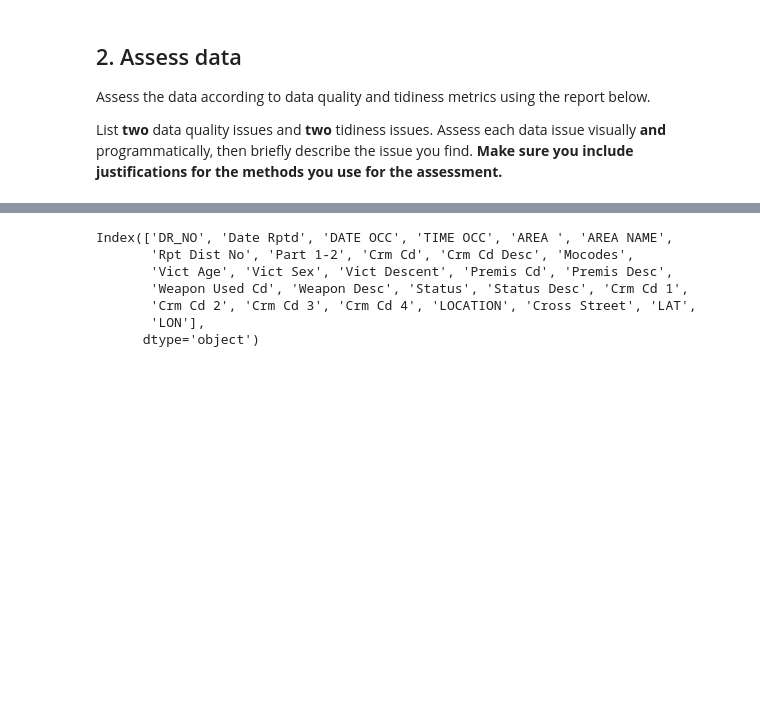
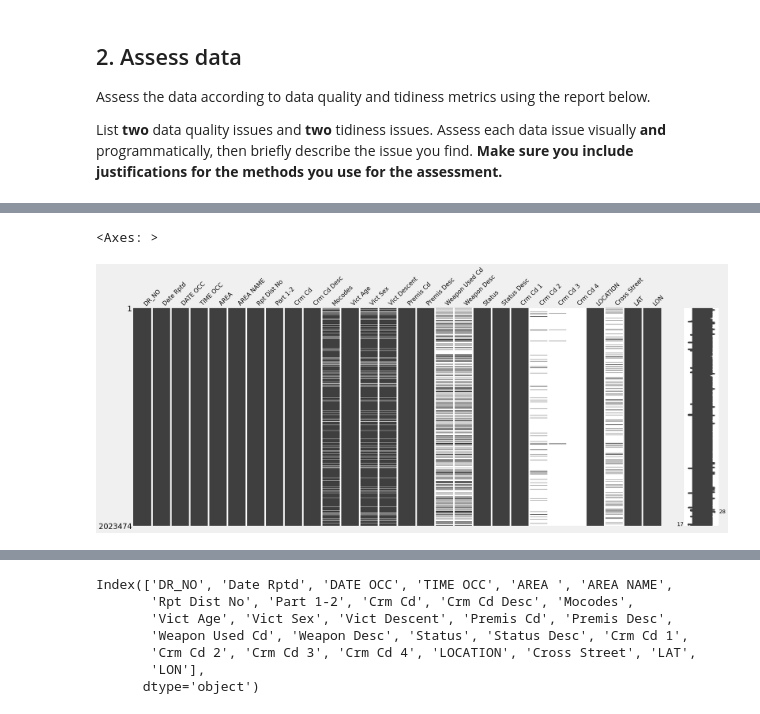
Before and after one commit to masiod/Fred_data, a Jupyter notebook: Data_Wrangling_Project_Starter.ipynb, the cells around one changed output, grey strips where cells are left out. Saved outputs shown, nothing was run; the diff lists cells and outputs as text; code cells hidden in the pictures; blank space fills up the shorter version.

Commit message:
update assesst data

```diff
--- a/Data_Wrangling_Project_Starter.ipynb
+++ b/Data_Wrangling_Project_Starter.ipynb
@@ -150,0 +109,6 @@ List **two** data quality issues and **two** tidiness issues. Assess each data i
+# %%
+#visualize missing data on the dataframe
+msno.matrix(data_crime_2019)
+# %% [output]
+<Axes: >
+[figure, added]
```
Also changed, not shown: parts of 44 cells of this notebook.
